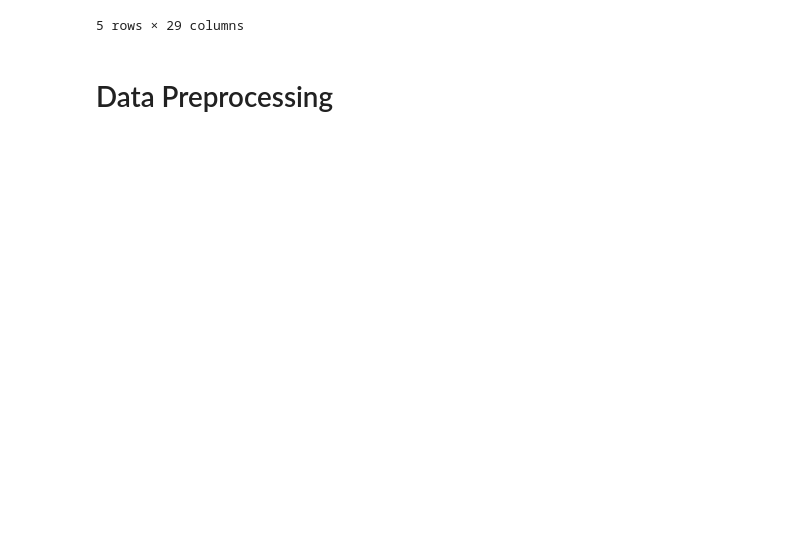
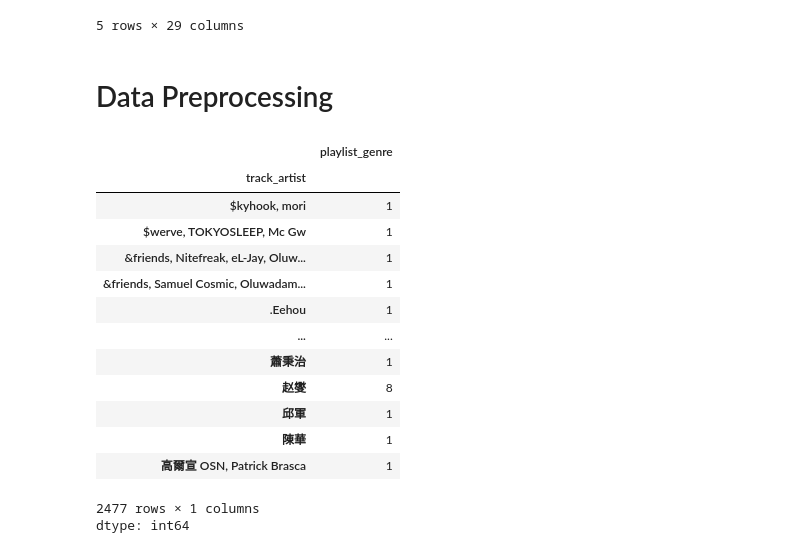
Before and after one commit to Chris-Miracle/spotify-set, a Jupyter notebook: Spotify_set.ipynb, the cells around one changed output. Saved outputs shown, nothing was run; the diff lists cells and outputs as text; code cells hidden in the pictures; blank space fills up the shorter version.

Commit message:
Group dataset and random pd function. tests

```diff
--- a/Spotify_set.ipynb
+++ b/Spotify_set.ipynb
@@ -17,3 +17,21 @@ df = pd.read_csv('low_popularity_spotify_data.csv')
 5 rows × 29 columns
 # %% [markdown]
 # Data Preprocessing
+# %%
+df.groupby('track_artist')['playlist_genre'].count()
+# %% [output]
+|  | playlist_genre |
+| track_artist |  |
+| $kyhook, mori | 1 |
+| $werve, TOKYOSLEEP, Mc Gw | 1 |
+| &friends, Nitefreak, eL-Jay, Oluw... | 1 |
+| &friends, Samuel Cosmic, Oluwadam... | 1 |
+| .Eehou | 1 |
+| ... | ... |
+| 蕭秉治 | 1 |
+| 赵燮 | 8 |
+| 邱軍 | 1 |
+| 陳華 | 1 |
+| 高爾宣 OSN, Patrick Brasca | 1 |
+2477 rows × 1 columns
+dtype: int64
```
Also changed, not shown: parts of 2 cells of this notebook.
